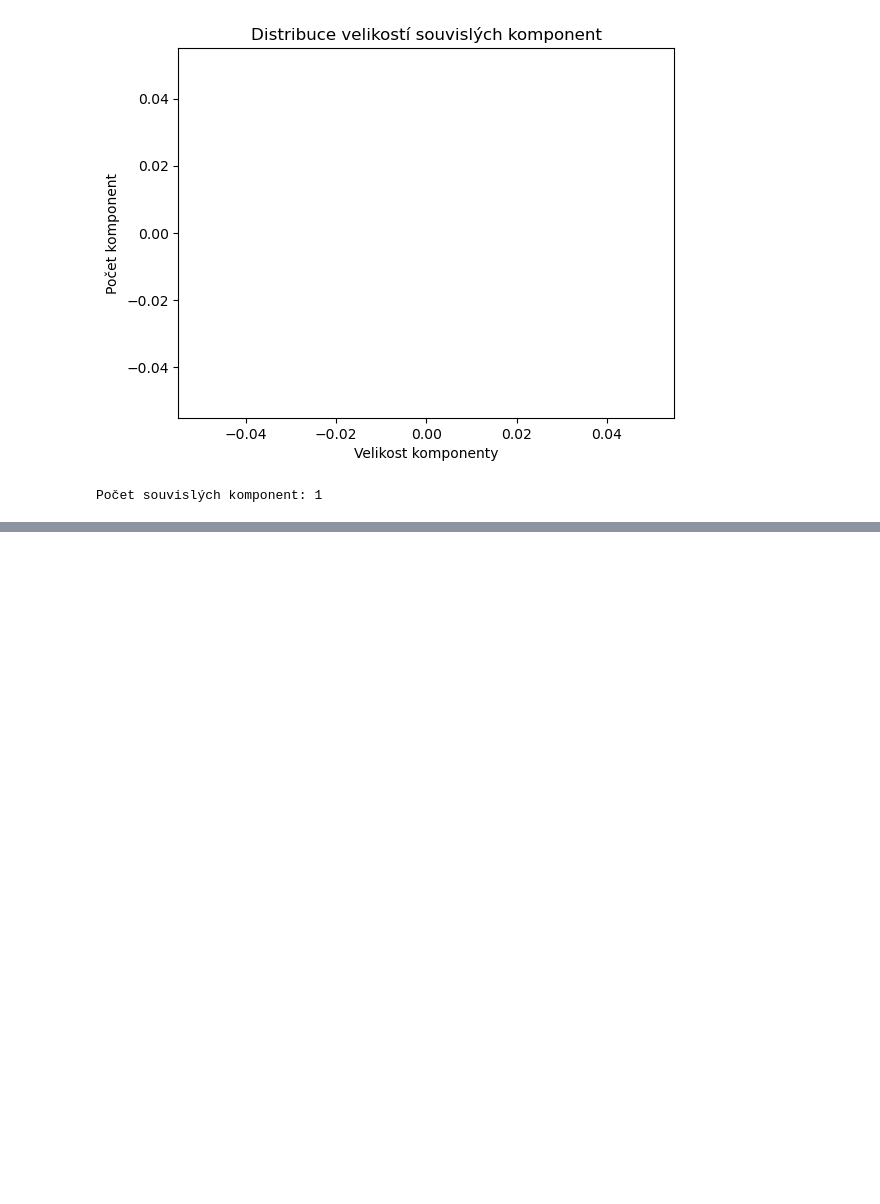
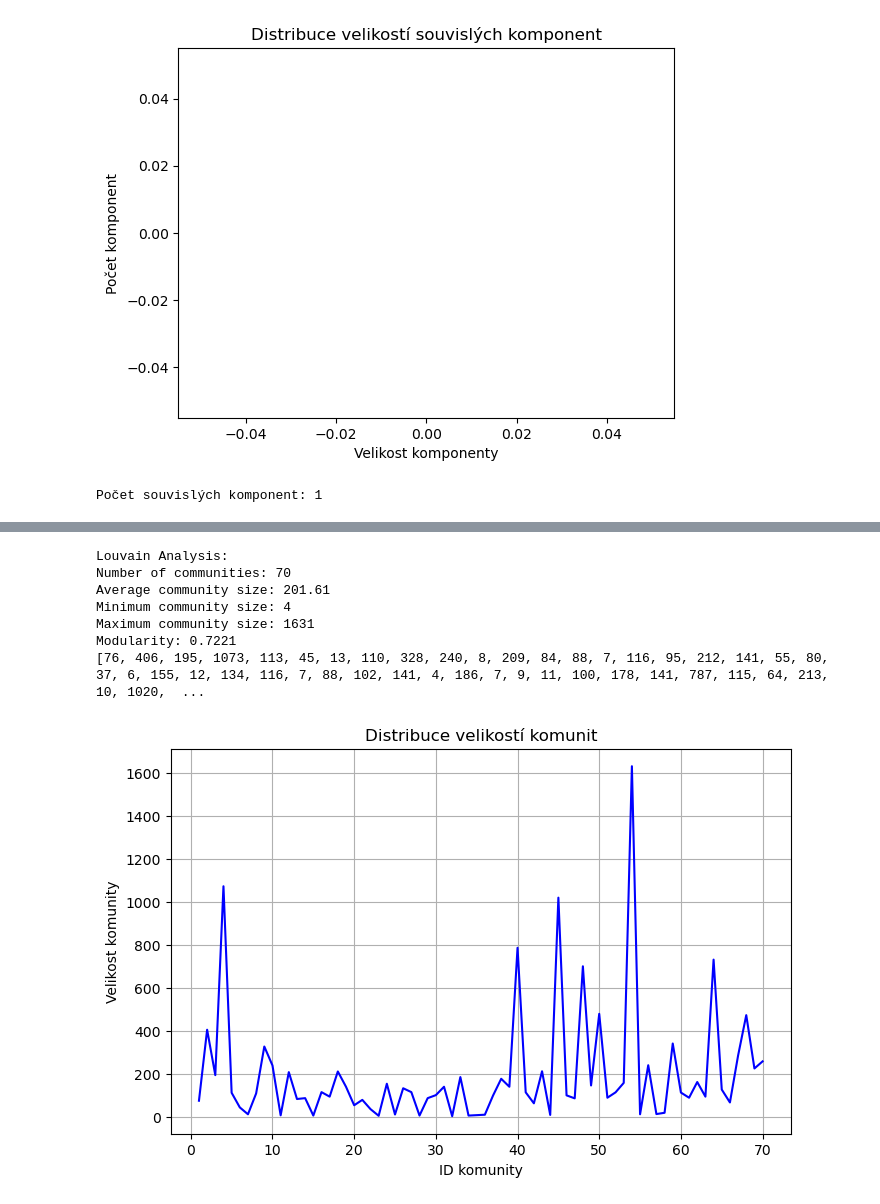
Before and after one commit to BoushiSeikatsu/MAS, a Jupyter notebook: Projekt/MainNew.ipynb, the cells around one changed output, grey strips where cells are left out. Drawn from its saved outputs; the diff is of its cells as text; code cells hidden in the pictures; blank space fills up the shorter version.

```diff
--- a/Projekt/MainNew.ipynb
+++ b/Projekt/MainNew.ipynb
@@ -350,0 +351,46 @@ ModuleNotFoundError: No module named 'community'
+# %%
+import networkx as nx
+from networkx.algorithms import community
+
+
+# Function to calculate modularity
+def calculate_modularity(G, communities):
+    return community.modularity(G, [set(c) for c in communities])
+
+# Analysis function
+def analyze_communities(G, communities, method_name):
+    num_communities = len(communities)
+    community_sizes = [len(c) for c in communities]
+    avg_size = np.mean(community_sizes)
+    min_size = np.min(community_sizes)
+    max_size = np.max(community_sizes)
+    modularity = calculate_modularity(G, communities)
+
+    print(f"\n{method_name} Analysis:")
+    print(f"Number of communities: {num_communities}")
+    print(f"Average community size: {avg_size:.2f}")
+    print(f"Minimum community size: {min_size}")
+    print(f"Maximum community size: {max_size}")
+    print(f"Modularity: {modularity:.4f}")
+    print(community_sizes)
+    # Step 2: Create lineplot for community size distribution
+    plt.figure(figsize=(8, 5))
+    plt.plot(range(1, len(community_sizes) + 1), community_sizes, linestyle='-', color='b')
+    plt.title("Distribuce velikostí komunit")
+    plt.xlabel("ID komunity")
+    plt.ylabel("Velikost komunity")
+    plt.grid(True)
+    plt.show()
+# %%
+louvain = nx.community.louvain_communities(G, seed=123)
+# %%
+analyze_communities(G, louvain, "Louvain")
+# %% [output]
+Louvain Analysis:
+Number of communities: 70
+Average community size: 201.61
+Minimum community size: 4
+Maximum community size: 1631
+Modularity: 0.7221
+[76, 406, 195, 1073, 113, 45, 13, 110, 328, 240, 8, 209, 84, 88, 7, 116, 95, 212, 141, 55, 80, 37, 6, 155, 12, 134, 116, 7, 88, 102, 141, 4, 186, 7, 9, 11, 100, 178, 141, 787, 115, 64, 213, 10, 1020,  ...
+[figure, added]
```
Also changed, not shown: parts of 2 cells of this notebook.
